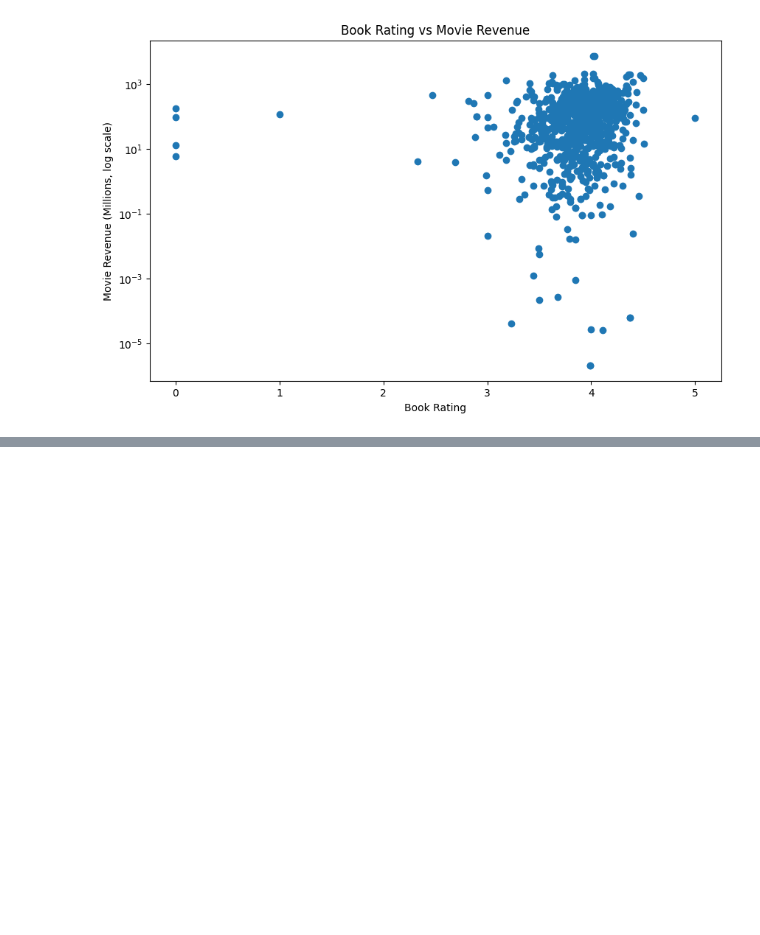
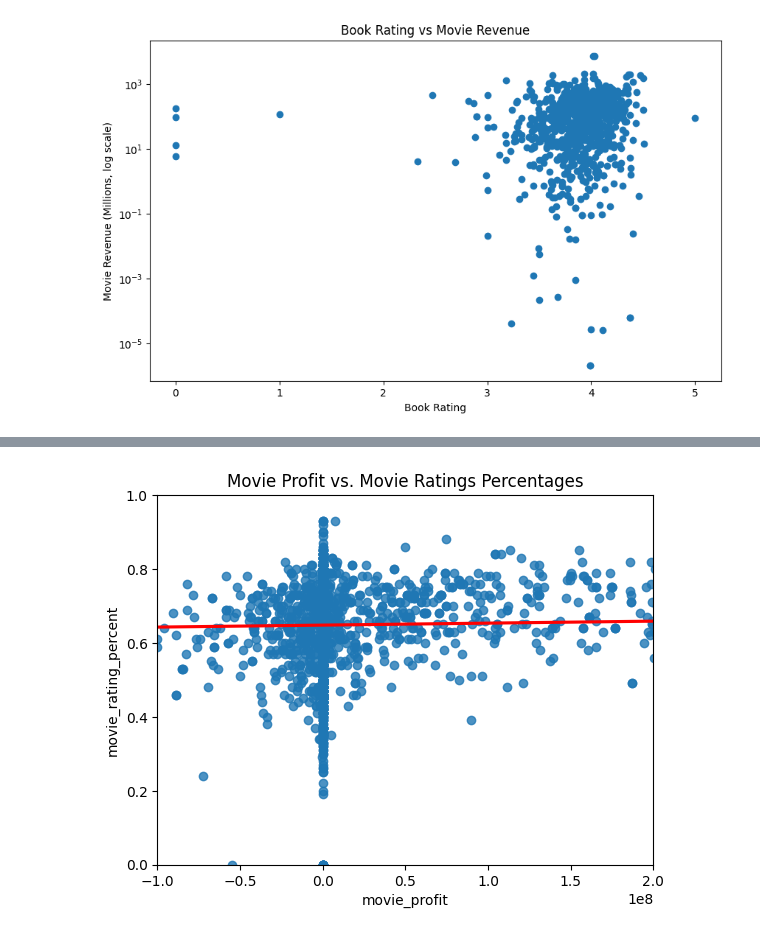
Before and after one commit to emilybae2025/Book-to-Film-Success-Prediction-Model, a Jupyter notebook: EDA.ipynb, the cells around one changed output, grey strips where cells are left out. Saved outputs shown, nothing was run; the diff lists cells and outputs as text; code cells hidden in the pictures; blank space fills up the shorter version.

```diff
--- a/EDA.ipynb
+++ b/EDA.ipynb
@@ -113,0 +140,16 @@ plt.show()
+# %%
+# movie profit vs. rating
+# new column profit = revenue - budget
+df["movie_profit"] = df.movie_revenue - df.movie_budget
+
+# scatterplot
+sns.regplot(data=df, x="movie_profit", y="movie_rating_percent", ci=None, line_kws={'color':'red'})
+plt.title("Movie Profit vs. Movie Ratings Percentages")
+
+# zoom in to cluster
+plt.xlim(-1e8, 2e8)
+plt.ylim(0, 1)
+
+plt.show()
+# %% [output]
+[figure, added]
```
Also changed, not shown: parts of 3 cells of this notebook.
